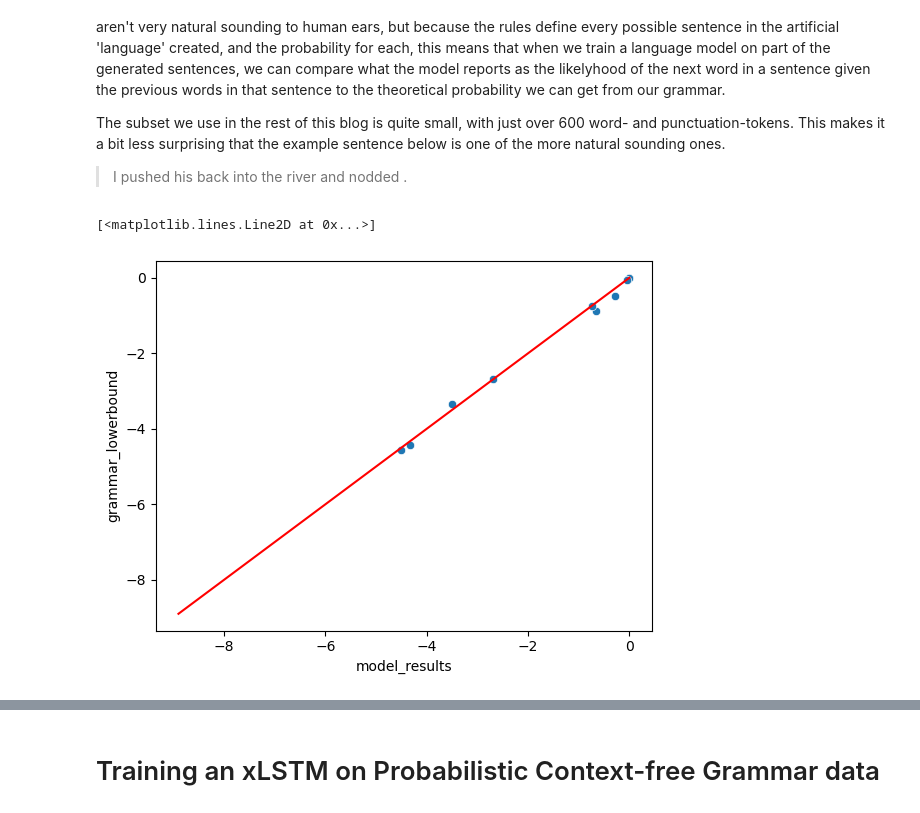
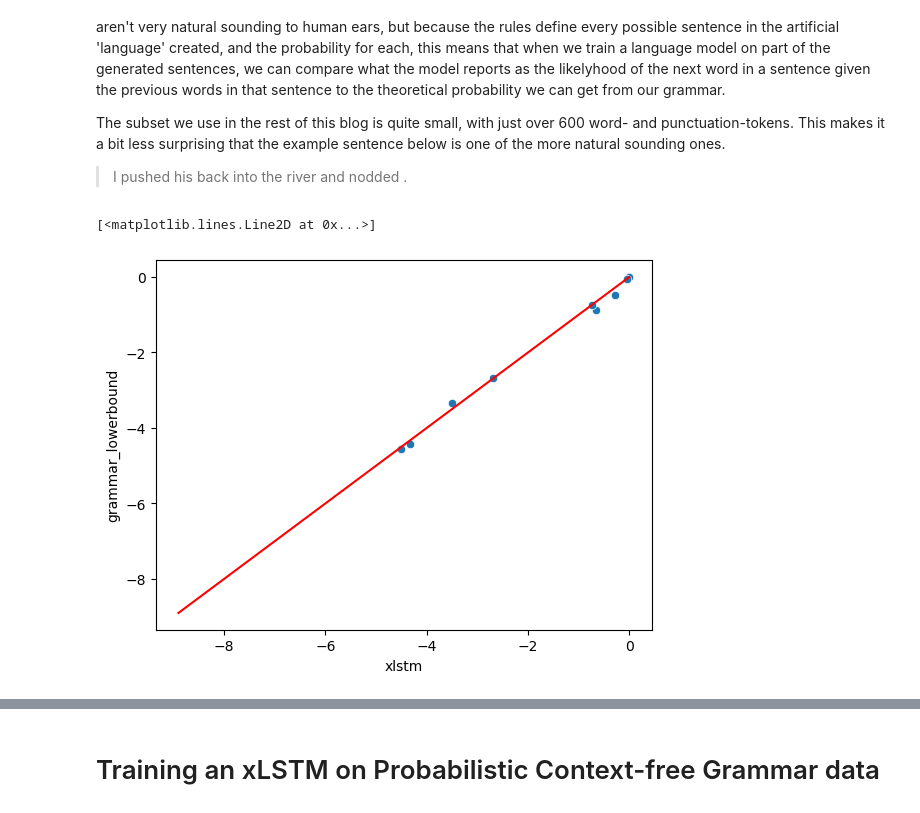
Before and after one commit to martijnvanbeers/pcfg-lm, a Jupyter notebook: resources/blog/blog.ipynb, the cells around one changed output, grey strips where cells are left out. Cells and saved outputs as stored; diff of their text form; code cells hidden in the pictures.

```diff
--- a/resources/blog/blog.ipynb
+++ b/resources/blog/blog.ipynb
@@ -175,16 +200,16 @@ This makes it a bit less surprising that the example sentence below is one of th
 # %%
 #| label: fig-example-sent
 #| fig-cap: "Example sentence from our dataset"
 #| column: margin
 #| message: false
 #| echo: false
-tbl_example_sent = together[(together['sent'] == 2354) & (together['checkpoint'] == "3800")][['token','grammar_lowerbound','model_results']]
-axis_vars = dict(data=tbl_example_sent, x="model_results", y="grammar_lowerbound")
+tbl_example_sent = together[(together['sent'] == 2354) & (together_xlstm['checkpoint'] == "3800")][['token','grammar_lowerbound','xlstm']]
+axis_vars = dict(data=tbl_example_sent, x="xlstm", y="grammar_lowerbound")
 g = seaborn.scatterplot(**axis_vars)
-g.plot(lims, lims, "-r")
+g.plot(xlstm_lims, xlstm_lims, "-r")
 # %% [output]
 [<matplotlib.lines.Line2D at 0x...>]
-[figure, old version]
+[figure, new version]
 # %%
 #| label: tbl-example-sent
 #| message: false
```
Also changed, not shown: parts of 13 cells of this notebook.
